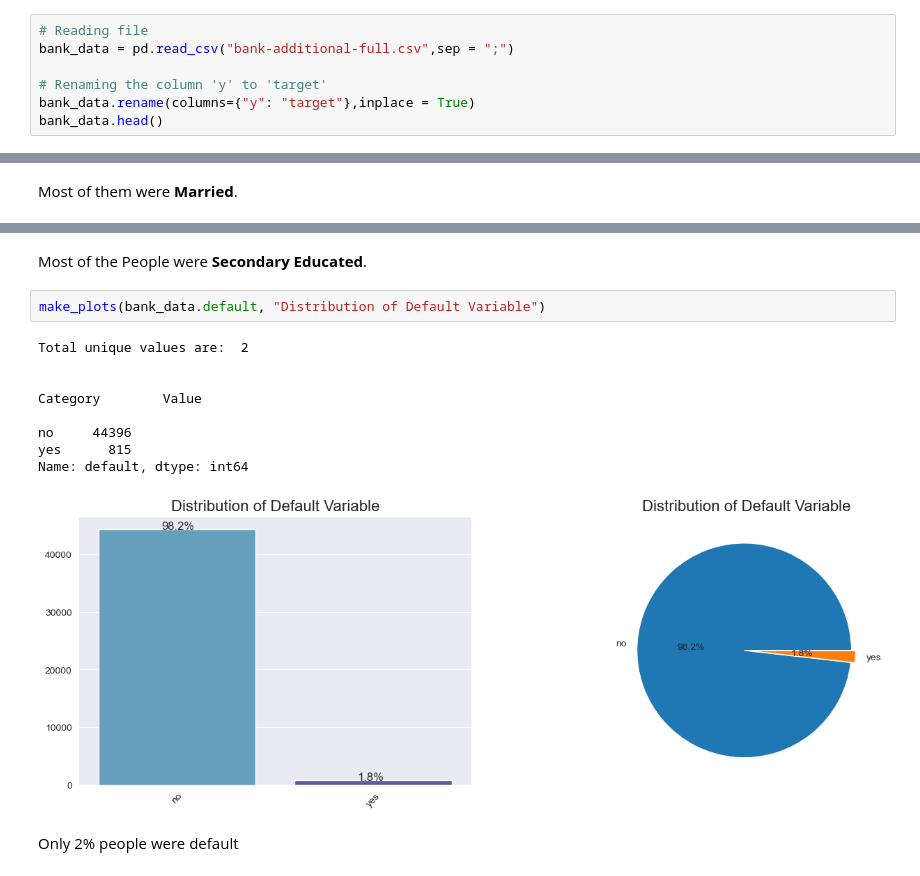
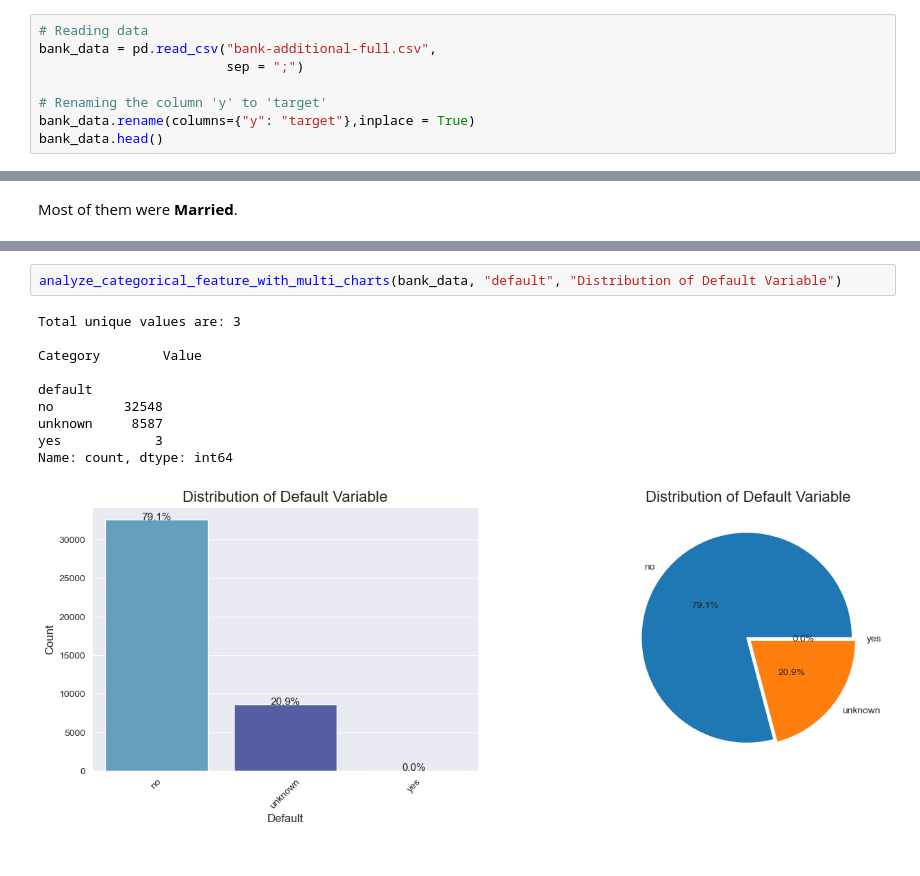
Before and after one commit to saminamushtaq/Targeted-Marketing-Using-Predictive-Modelling-on-Bank-Marketing-Data, a Jupyter notebook: notebooks/Code - V1.ipynb, the cells around one changed output, grey strips where cells are left out. Drawn from its saved outputs; the diff is of its cells as text.

```diff
--- a/notebooks/Code - V1.ipynb
+++ b/notebooks/Code - V1.ipynb
@@ -20,8 +18,9 @@ pylab.rcParams["figure.figsize"] = (14, 7)
 pd.set_option('display.max_rows', 50)
 pd.set_option('display.max_columns', 50)
 # %%
-# Reading file
-bank_data = pd.read_csv("bank-additional-full.csv",sep = ";")
+# Reading data
+bank_data = pd.read_csv("bank-additional-full.csv",
+                        sep = ";")
 
 # Renaming the column 'y' to 'target'
 bank_data.rename(columns={"y": "target"},inplace = True)
@@ -213,17 +244,14 @@ Name: education, dtype: int64
-# %% [markdown]
-Most of the People were **Secondary Educated**.
 # %%
-make_plots(bank_data.default, "Distribution of Default Variable")
+analyze_categorical_feature_with_multi_charts(bank_data, "default", "Distribution of Default Variable")
 # %% [output]
-Total unique values are:  2
-
+Total unique values are: 3
 
 Category        Value
 
-no     44396
-yes      815
-Name: default, dtype: int64
+default
+no         32548
+unknown     8587
+yes            3
+Name: count, dtype: int64
-[figure, old version]
+[figure, new version]
-# %% [markdown]
-Only 2% people were default
 # %%
```
Also changed, not shown: parts of 19 cells of this notebook.
